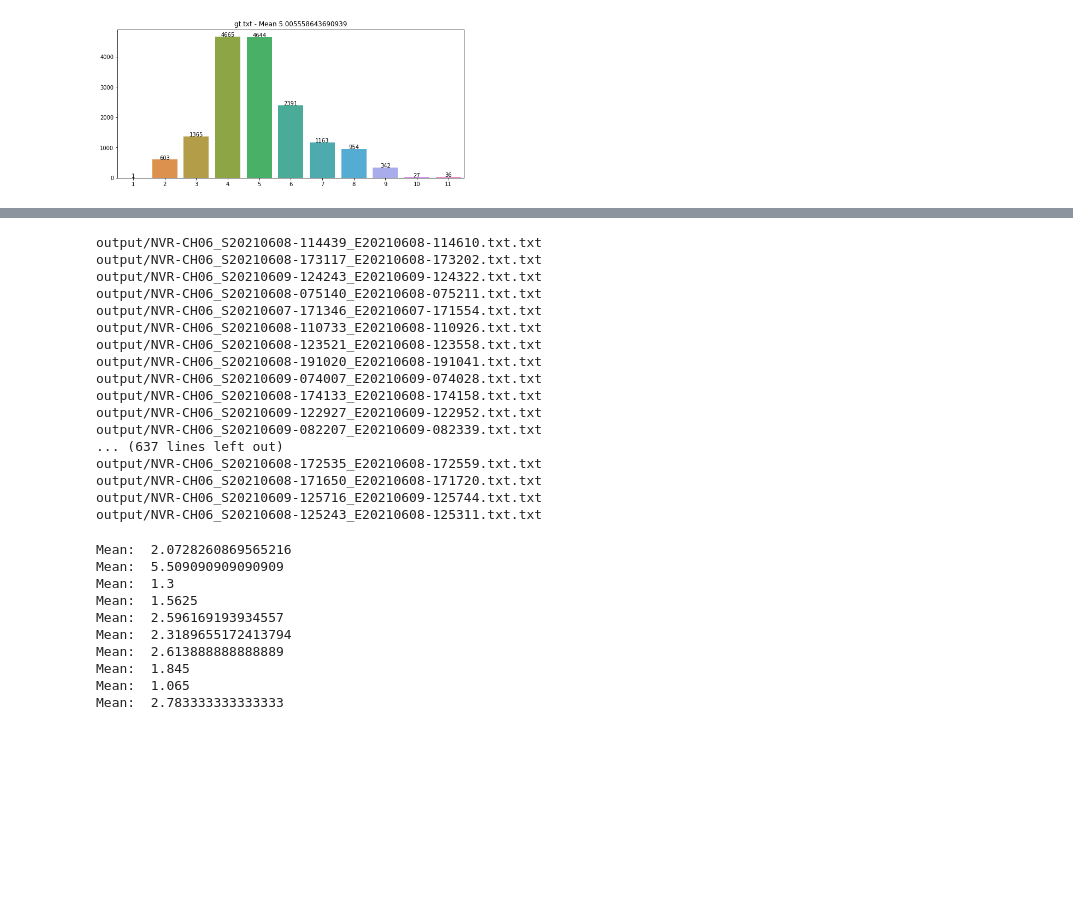
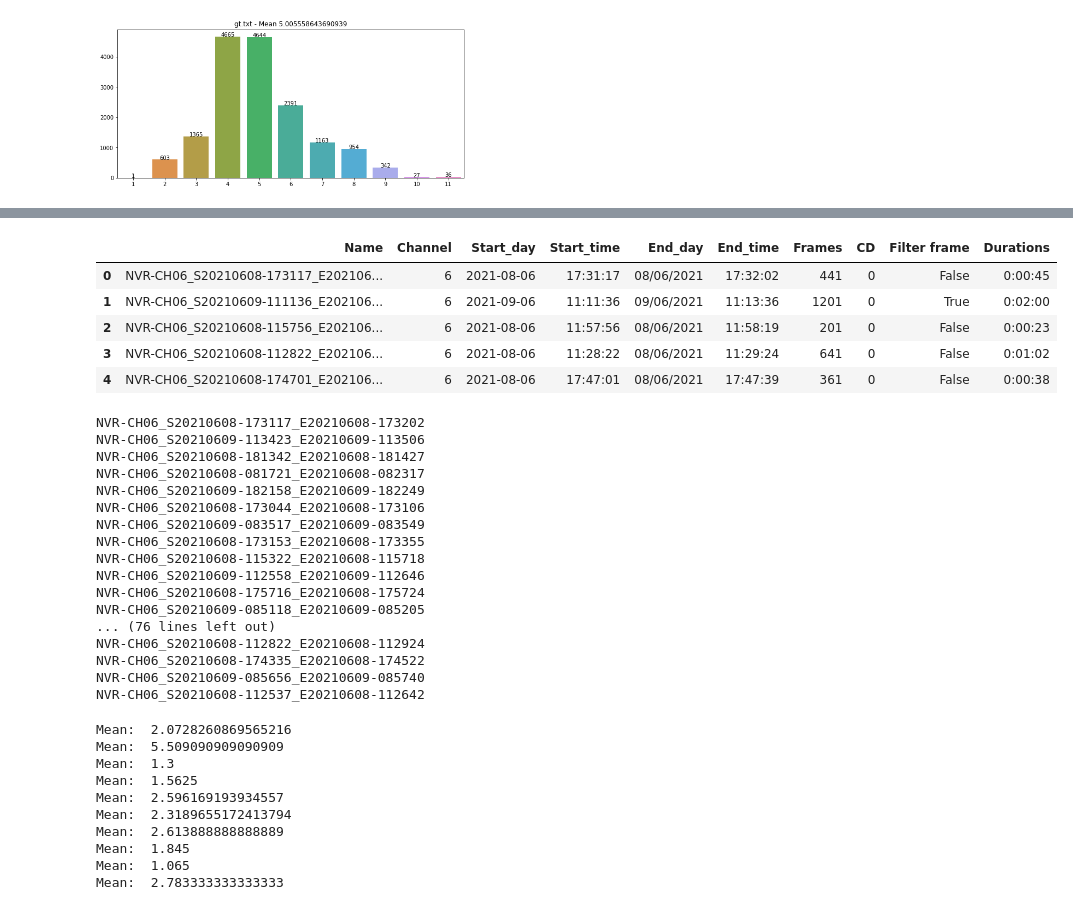
Before and after one commit to LeDuySon/Visualise-notebook, a Jupyter notebook: task-count-people.ipynb, the cells around one changed output, grey strips where cells are left out. Saved outputs shown, nothing was run; the diff lists cells and outputs as text; code cells hidden in the pictures; blank space fills up the shorter version.

```diff
--- a/task-count-people.ipynb
+++ b/task-count-people.ipynb
@@ -201,0 +204,10 @@ ch06statistic.csv         output  task-count-people.ipynb
+# %%
+choosed_video = pd.read_csv('Choosed video.csv')
+choosed_video.head()
+# %% [output]
+|  | Name | Channel | Start_day | Start_time | End_day | End_time | Frames | CD | Filter frame | Durations |
+| 0 | NVR-CH06_S20210608-173117_E202106... | 6 | 2021-08-06 | 17:31:17 | 08/06/2021 | 17:32:02 | 441 | 0 | False | 0:00:45 |
+| 1 | NVR-CH06_S20210609-111136_E202106... | 6 | 2021-09-06 | 11:11:36 | 09/06/2021 | 11:13:36 | 1201 | 0 | True | 0:02:00 |
+| 2 | NVR-CH06_S20210608-115756_E202106... | 6 | 2021-08-06 | 11:57:56 | 08/06/2021 | 11:58:19 | 201 | 0 | False | 0:00:23 |
+| 3 | NVR-CH06_S20210608-112822_E202106... | 6 | 2021-08-06 | 11:28:22 | 08/06/2021 | 11:29:24 | 641 | 0 | False | 0:01:02 |
+| 4 | NVR-CH06_S20210608-174701_E202106... | 6 | 2021-08-06 | 17:47:01 | 08/06/2021 | 17:47:39 | 361 | 0 | False | 0:00:38 |
@@ -205,24 +219,26 @@ from pathlib import Path
 paths = []
 for path in Path('output').rglob('*.txt'):
     #if("gt" in path.name):
-    print(path)
-    paths.append(path)
+    v_name = str(path).split("/")[-1].split(".")[0]
+    if(v_name in videos_name):
+        print(v_name)
+        paths.append(path)
     #print(re.findall(pattern, str(path)))
 # %% [output]
-output/NVR-CH06_S20210608-114439_E20210608-114610.txt.txt
-output/NVR-CH06_S20210608-173117_E20210608-173202.txt.txt
-output/NVR-CH06_S20210609-124243_E20210609-124322.txt.txt
-output/NVR-CH06_S20210608-075140_E20210608-075211.txt.txt
-output/NVR-CH06_S20210607-171346_E20210607-171554.txt.txt
-output/NVR-CH06_S20210608-110733_E20210608-110926.txt.txt
-output/NVR-CH06_S20210608-123521_E20210608-123558.txt.txt
-output/NVR-CH06_S20210608-191020_E20210608-191041.txt.txt
-output/NVR-CH06_S20210609-074007_E20210609-074028.txt.txt
-output/NVR-CH06_S20210608-174133_E20210608-174158.txt.txt
-output/NVR-CH06_S20210609-122927_E20210609-122952.txt.txt
-output/NVR-CH06_S20210609-082207_E20210609-082339.txt.txt
-... (637 lines left out)
-output/NVR-CH06_S20210608-172535_E20210608-172559.txt.txt
-output/NVR-CH06_S20210608-171650_E20210608-171720.txt.txt
-output/NVR-CH06_S20210609-125716_E20210609-125744.txt.txt
-output/NVR-CH06_S20210608-125243_E20210608-125311.txt.txt
+NVR-CH06_S20210608-173117_E20210608-173202
+NVR-CH06_S20210609-113423_E20210609-113506
+NVR-CH06_S20210608-181342_E20210608-181427
+NVR-CH06_S20210608-081721_E20210608-082317
+NVR-CH06_S20210609-182158_E20210609-182249
+NVR-CH06_S20210608-173044_E20210608-173106
+NVR-CH06_S20210609-083517_E20210609-083549
+NVR-CH06_S20210608-173153_E20210608-173355
+NVR-CH06_S20210608-115322_E20210608-115718
+NVR-CH06_S20210609-112558_E20210609-112646
+NVR-CH06_S20210608-175716_E20210608-175724
+NVR-CH06_S20210609-085118_E20210609-085205
+... (76 lines left out)
+NVR-CH06_S20210608-112822_E20210608-112924
+NVR-CH06_S20210608-174335_E20210608-174522
+NVR-CH06_S20210609-085656_E20210609-085740
+NVR-CH06_S20210608-112537_E20210608-112642
```
Also changed, not shown: parts of 6 cells of this notebook.
